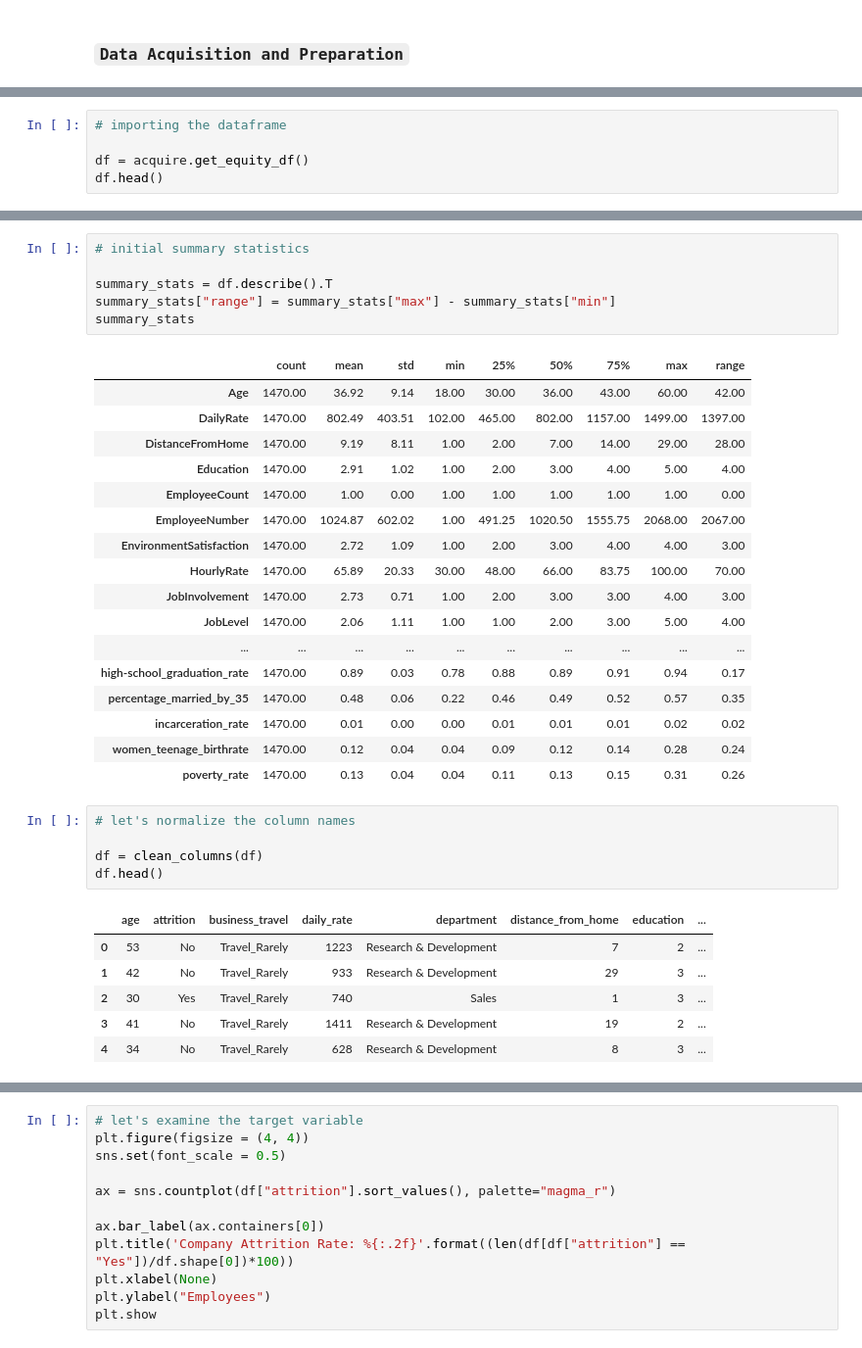
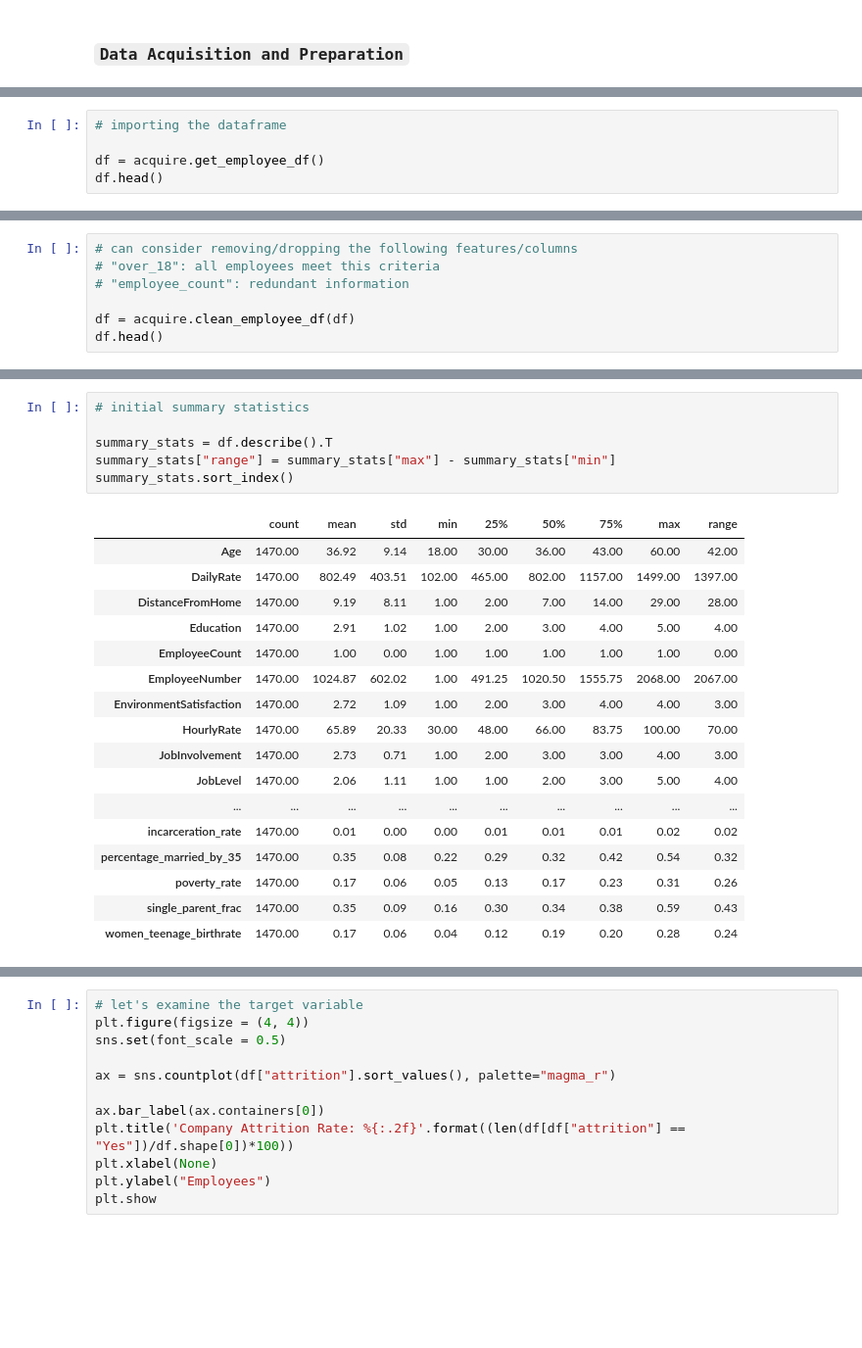
Before and after one commit to mijailmariano/drivers_of_workplace_equity, a Jupyter notebook: exploration.ipynb, the cells around one changed output, grey strips where cells are left out. Shown at 98% size. Cells and saved outputs as stored; diff of their text form; blank space fills up the shorter version.

```diff
--- a/exploration.ipynb
+++ b/exploration.ipynb
@@ -264,6 +358,6 @@ Fraction of women who grew up in this area who claimed ever a child who was born
 # %%
 # importing the dataframe
 
-df = acquire.get_equity_df()
+df = acquire.get_employee_df()
 df.head()
 # %% [output]
@@ -276,0 +371,7 @@ df shape: (1470, 44)
+# %%
+# can consider removing/dropping the following features/columns
+# "over_18": all employees meet this criteria
+# "employee_count": redundant information
+
+df = acquire.clean_employee_df(df)
+df.head()
@@ -299,36 +408,24 @@ memory usage: 505.4+ KB
 # %%
 # initial summary statistics
 
 summary_stats = df.describe().T
 summary_stats["range"] = summary_stats["max"] - summary_stats["min"]
-summary_stats
+summary_stats.sort_index()
 # %% [output]
 |  | count | mean | std | min | 25% | 50% | 75% | max | range |
 | Age | 1470.00 | 36.92 | 9.14 | 18.00 | 30.00 | 36.00 | 43.00 | 60.00 | 42.00 |
 | DailyRate | 1470.00 | 802.49 | 403.51 | 102.00 | 465.00 | 802.00 | 1157.00 | 1499.00 | 1397.00 |
 | DistanceFromHome | 1470.00 | 9.19 | 8.11 | 1.00 | 2.00 | 7.00 | 14.00 | 29.00 | 28.00 |
 | Education | 1470.00 | 2.91 | 1.02 | 1.00 | 2.00 | 3.00 | 4.00 | 5.00 | 4.00 |
 | EmployeeCount | 1470.00 | 1.00 | 0.00 | 1.00 | 1.00 | 1.00 | 1.00 | 1.00 | 0.00 |
 | EmployeeNumber | 1470.00 | 1024.87 | 602.02 | 1.00 | 491.25 | 1020.50 | 1555.75 | 2068.00 | 2067.00 |
 | EnvironmentSatisfaction | 1470.00 | 2.72 | 1.09 | 1.00 | 2.00 | 3.00 | 4.00 | 4.00 | 3.00 |
 | HourlyRate | 1470.00 | 65.89 | 20.33 | 30.00 | 48.00 | 66.00 | 83.75 | 100.00 | 70.00 |
 | JobInvolvement | 1470.00 | 2.73 | 0.71 | 1.00 | 2.00 | 3.00 | 3.00 | 4.00 | 3.00 |
 | JobLevel | 1470.00 | 2.06 | 1.11 | 1.00 | 1.00 | 2.00 | 3.00 | 5.00 | 4.00 |
 | ... | ... | ... | ... | ... | ... | ... | ... | ... | ... |
-| high-school_graduation_rate | 1470.00 | 0.89 | 0.03 | 0.78 | 0.88 | 0.89 | 0.91 | 0.94 | 0.17 |
-| percentage_married_by_35 | 1470.00 | 0.48 | 0.06 | 0.22 | 0.46 | 0.49 | 0.52 | 0.57 | 0.35 |
 | incarceration_rate | 1470.00 | 0.01 | 0.00 | 0.00 | 0.01 | 0.01 | 0.01 | 0.02 | 0.02 |
-| women_teenage_birthrate | 1470.00 | 0.12 | 0.04 | 0.04 | 0.09 | 0.12 | 0.14 | 0.28 | 0.24 |
-| poverty_rate | 1470.00 | 0.13 | 0.04 | 0.04 | 0.11 | 0.13 | 0.15 | 0.31 | 0.26 |
+| percentage_married_by_35 | 1470.00 | 0.35 | 0.08 | 0.22 | 0.29 | 0.32 | 0.42 | 0.54 | 0.32 |
+| poverty_rate | 1470.00 | 0.17 | 0.06 | 0.05 | 0.13 | 0.17 | 0.23 | 0.31 | 0.26 |
+| single_parent_frac | 1470.00 | 0.35 | 0.09 | 0.16 | 0.30 | 0.34 | 0.38 | 0.59 | 0.43 |
+| women_teenage_birthrate | 1470.00 | 0.17 | 0.06 | 0.04 | 0.12 | 0.19 | 0.20 | 0.28 | 0.24 |
-# %%
-# let's normalize the column names
-
-df = clean_columns(df)
-df.head()
-# %% [output]
-|  | age | attrition | business_travel | daily_rate | department | distance_from_home | education | ... |
-| 0 | 53 | No | Travel_Rarely | 1223 | Research & Development | 7 | 2 | ... |
-| 1 | 42 | No | Travel_Rarely | 933 | Research & Development | 29 | 3 | ... |
-| 2 | 30 | Yes | Travel_Rarely | 740 | Sales | 1 | 3 | ... |
-| 3 | 41 | No | Travel_Rarely | 1411 | Research & Development | 19 | 2 | ... |
-| 4 | 34 | No | Travel_Rarely | 628 | Research & Development | 8 | 3 | ... |
```
Also changed, not shown: parts of 27 cells of this notebook, 1 other file.
